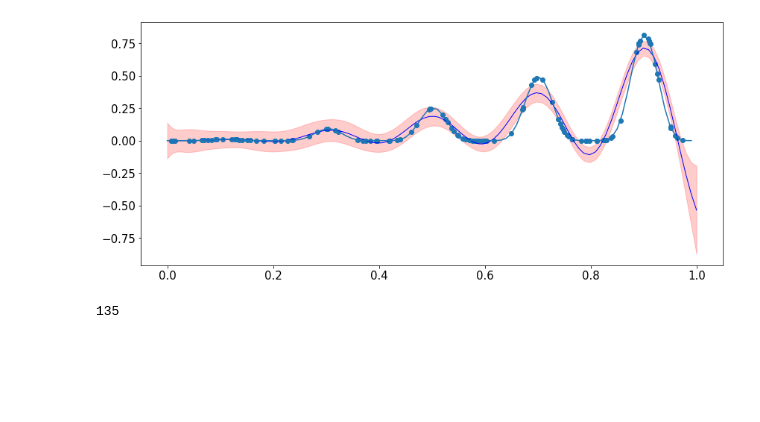
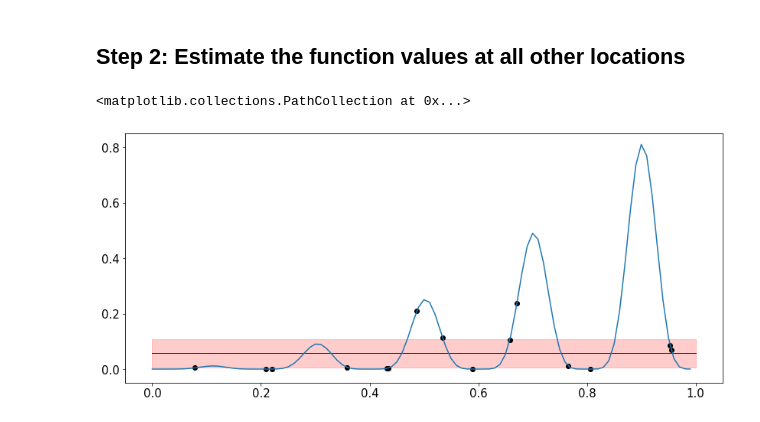
Before and after one commit to sithankanna/naive-bayesians, a Jupyter notebook: meetups/season4/HyperParam_Opt_From_Scratch.ipynb, the cells around one changed output. Cells and saved outputs as stored; diff of their text form; code cells hidden in the pictures; blank space fills up the shorter version.

```diff
--- a/meetups/season4/HyperParam_Opt_From_Scratch.ipynb
+++ b/meetups/season4/HyperParam_Opt_From_Scratch.ipynb
@@ -47,9 +52,9 @@ Optima: x=0.9, y=0.81
 # %%
-X_initial_search_space = np.sort(np.random.rand(25))
-y_initial_search_space = objective(X_initial_search_space)
+X_search = np.sort(np.random.rand(15))
+y_search = objective(X_search)
 
-plt.scatter(X_initial_search_space, y_initial_search_space)
-plt.plot(X_initial_search_space, y_initial_search_space)
+plt.scatter(X_search, y_search, color="k", s=100)
+plt.plot(X_search, y_search)
 plt.xlim([0, 1])
 plt.show()
 # %% [output]
@@ -67,32 +63,30 @@ GaussianProcessRegressor(alpha=0.01, copy_X_train=True,
+# %% [markdown]
+## Step 2: Estimate the function values at all other locations
 # %%
-# define the mode
+# kernel = RBF(length_scale=0.25)
+kernel = ExpSineSquared()
+# kernel = None
+gp = GaussianProcessRegressor(kernel=kernel, alpha=0.01)
 
+gp.fit(X_search.reshape(-1, 1), y_search)
 
 
 X_ = np.linspace(start=0, stop=1, num=100)
-X_ = np.sort(np.append(X_, y_initial_search_space))
+X_ = np.sort(np.append(X_, y_search))
 y_pred_mean, y_pred_std = gp.predict(X_.reshape(-1, 1), return_std=True)
-
 
 plt.plot(X_, y_pred_mean, "b", lw=1)
 plt.fill_between(
     X_,
     y_pred_mean - 2 * y_pred_std,
     y_pred_mean + 2 * y_pred_std,
     alpha=0.2,
     color="r",
 )
 
-
 plt.plot(X, y)
-plt.scatter(X_initial_search_space, y_initial_search_space)
-plt.show()
-
-
-X_initial_search_space = np.append(X_initial_search_space, np.random.rand(10))
-y_initial_search_space = objective(X_initial_search_space)
-print(len(y_initial_search_space))
+plt.scatter(X_search, y_search, color="k")
 # %% [output]
+<matplotlib.collections.PathCollection at 0x...>
-[figure, old version]
+[figure, new version]
-135
 [interactive output not drawn]
```
Also changed, not shown: parts of 17 cells of this notebook.
